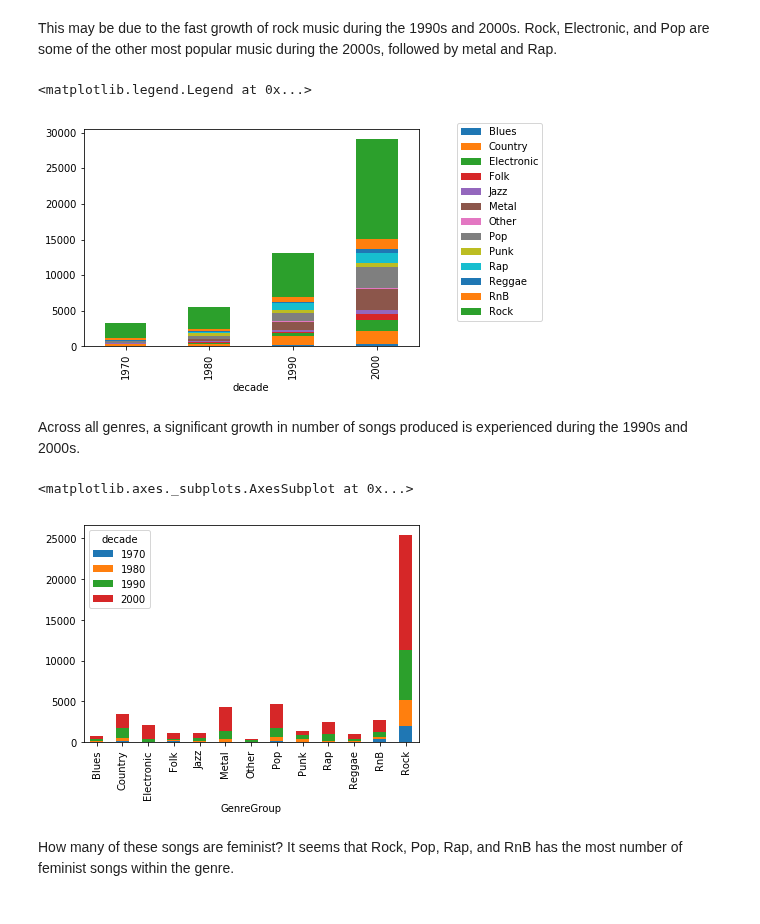
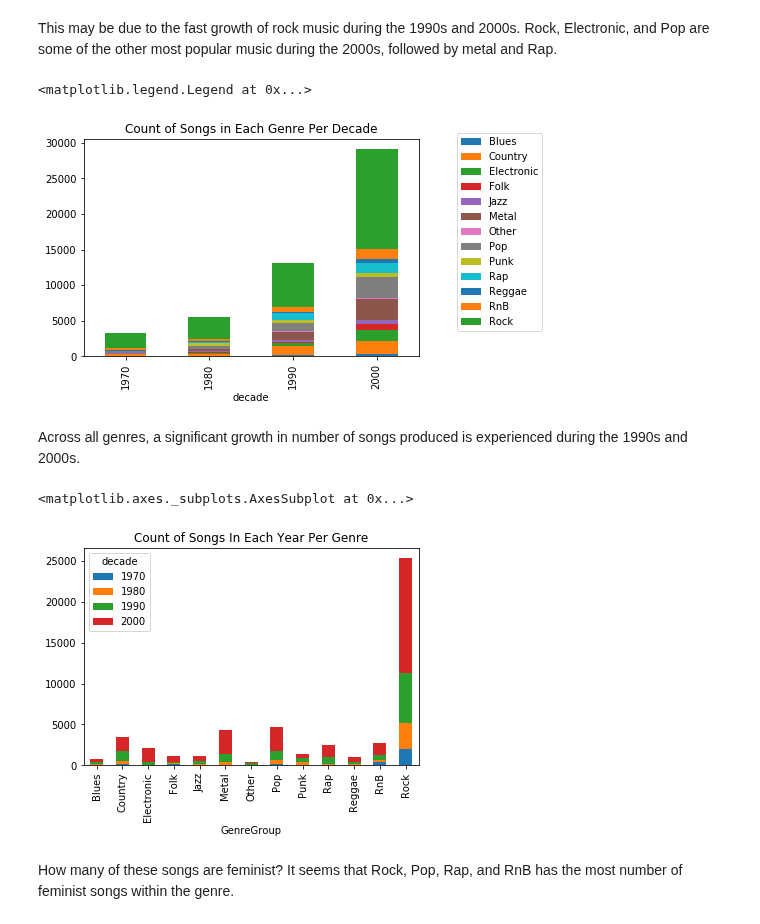
Before and after one commit to axnyang/CS401, a Jupyter notebook: datastory.ipynb, the cells around one changed output. Drawn from its saved outputs; the diff is of its cells as text; code cells hidden in the pictures.

```diff
--- a/datastory.ipynb
+++ b/datastory.ipynb
@@ -126,18 +127,18 @@ plot = plt.pie(final_dataframe['GenreGroup'].value_counts(), labels = final_data
 # %% [markdown]
 This may be due to the fast growth of rock music during the 1990s and 2000s. Rock, Electronic, and Pop are some of the other most popular music during the 2000s, followed by metal and Rap.
 # %%
-plot_decade_genre = final_dataframe.groupby(['decade', 'GenreGroup']).size().unstack().plot(kind='bar', stacked = True)
+plot_decade_genre = final_dataframe.groupby(['decade', 'GenreGroup']).size().unstack().plot(kind='bar', title = 'Count of Songs in Each Genre Per Decade',stacked = True)
 plot_decade_genre.legend(bbox_to_anchor=(1.1, 1.05) )
 # %% [output]
 <matplotlib.legend.Legend at 0x...>
-[figure, old version]
+[figure, new version]
 # %% [markdown]
 Across all genres, a significant growth in number of songs produced is experienced during the 1990s and 2000s.
 # %%
-final_dataframe.groupby(['GenreGroup', 'decade']).size().unstack().plot(kind='bar', stacked = True)
+final_dataframe.groupby(['GenreGroup', 'decade']).size().unstack().plot(kind='bar', stacked = True, title = 'Count of Songs In Each Year Per Genre')
 # %% [output]
 <matplotlib.axes._subplots.AxesSubplot at 0x...>
-[figure, old version]
+[figure, new version]
 # %% [markdown]
 How many of these songs are feminist? It seems that Rock, Pop, Rap, and RnB has the most number of feminist songs within the genre.
 # %%
```
Also changed, not shown: parts of 13 cells of this notebook, 12 other files.
